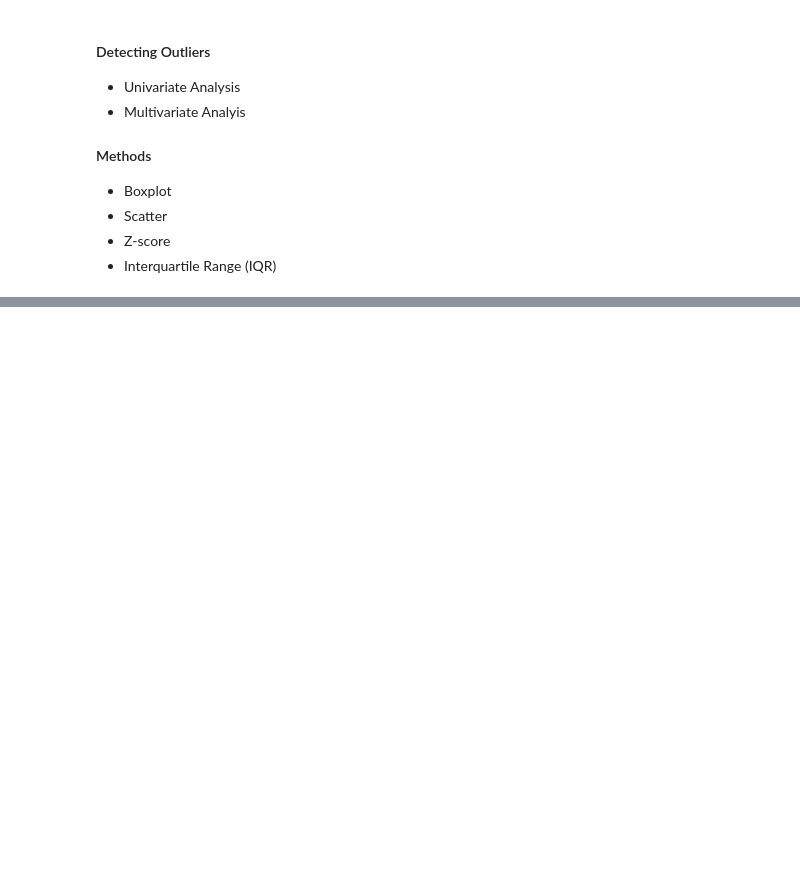
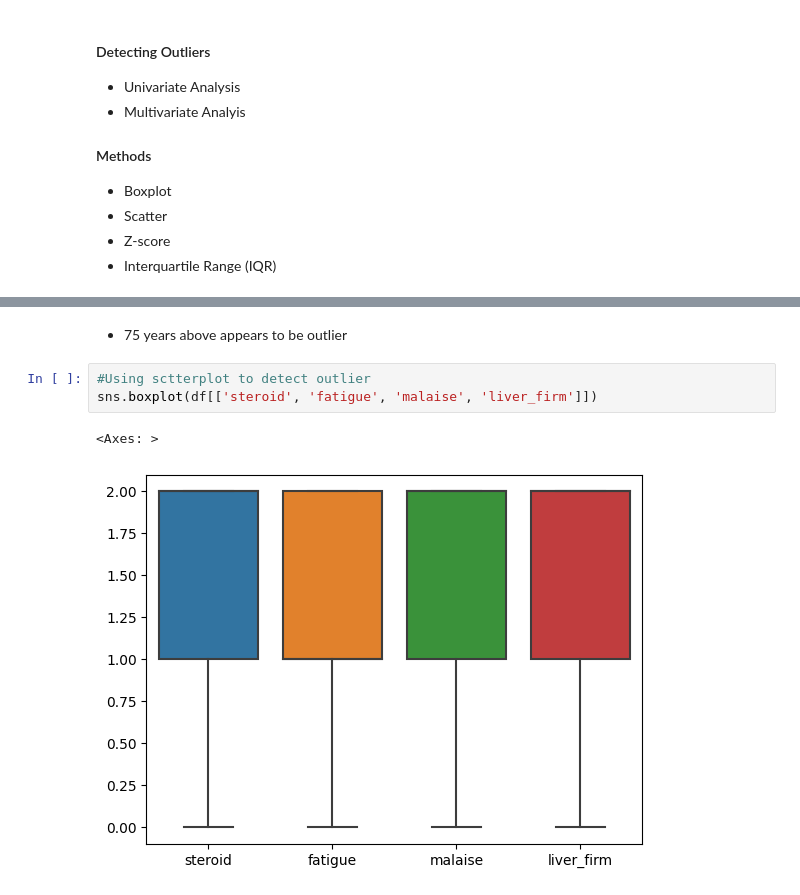
Before and after one commit to samueloshio/Hepatitis-Mortality-Prediction, a Jupyter notebook: hepatitis_prediction.ipynb, the cells around one changed output, grey strips where cells are left out. Saved outputs shown, nothing was run; the diff lists cells and outputs as text; blank space fills up the shorter version.

```diff
--- a/hepatitis_prediction.ipynb
+++ b/hepatitis_prediction.ipynb
@@ -350,0 +360,8 @@ plt.show()
+# %% [markdown]
++ 75 years above appears to be outlier
+# %%
+#Using sctterplot to detect outlier
+sns.boxplot(df[['steroid', 'fatigue', 'malaise', 'liver_firm']])
+# %% [output]
+<Axes: >
+[figure, added]
```
Also changed, not shown: parts of 49 cells of this notebook, 1 other file.
